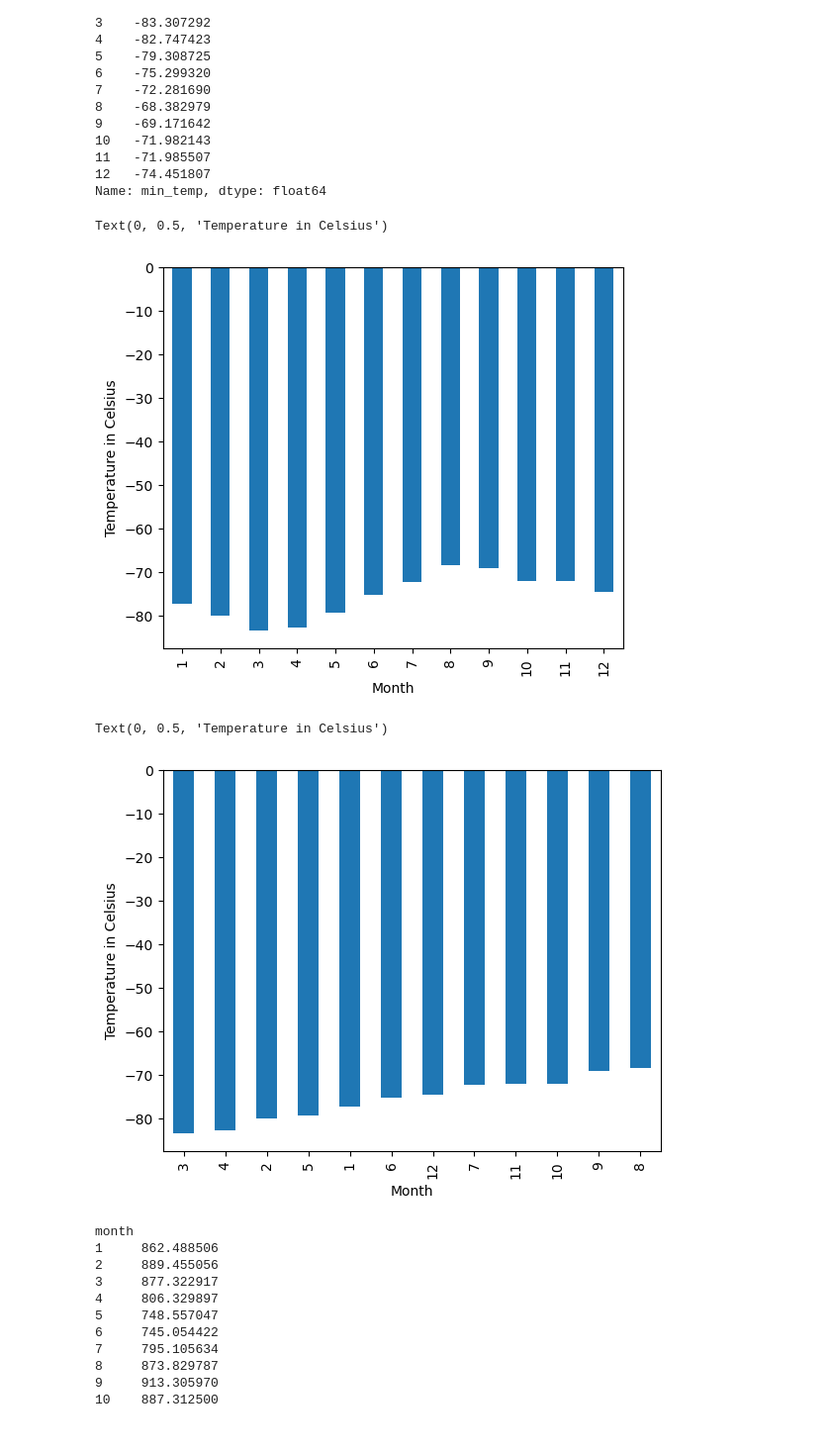
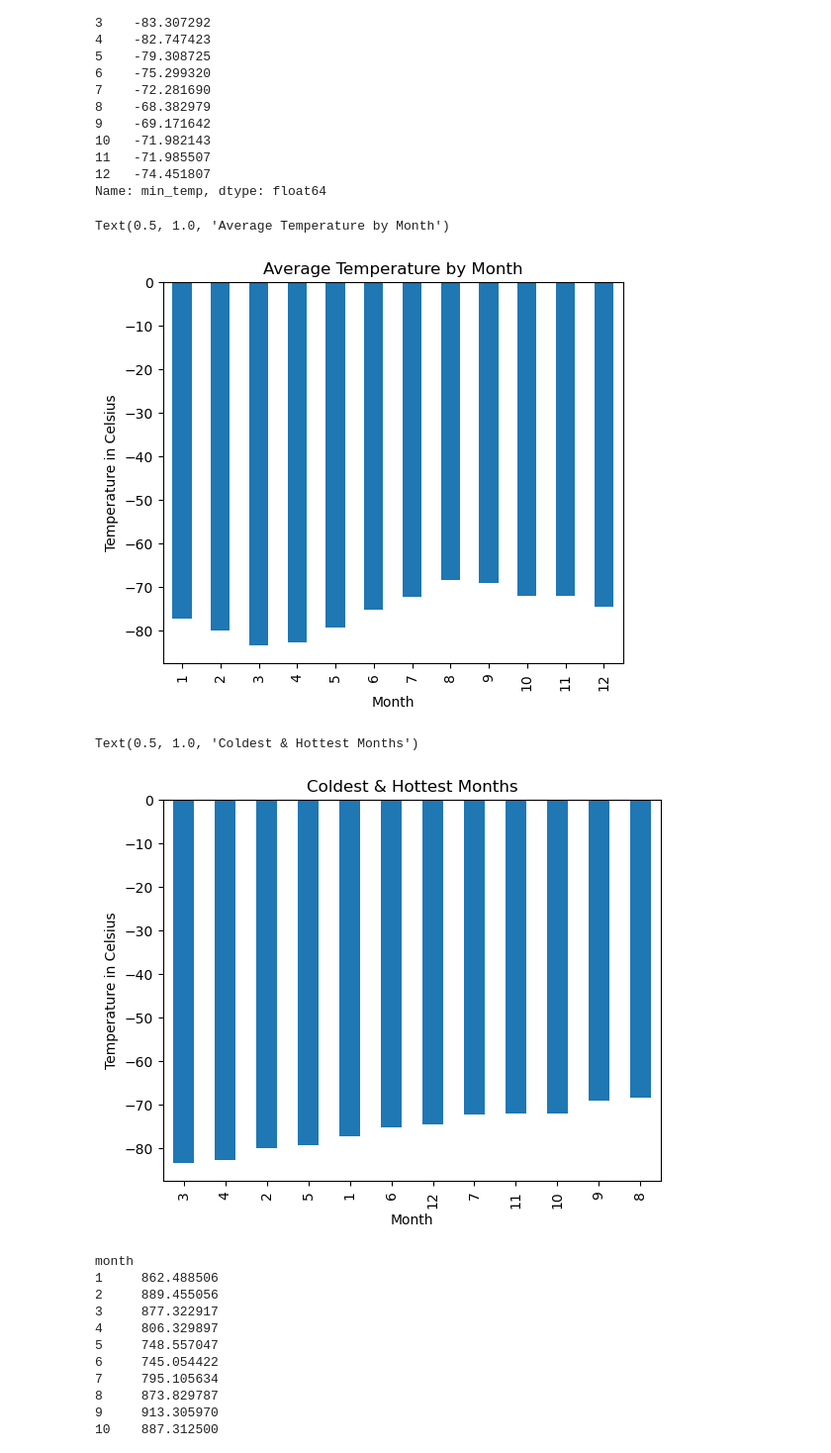
Before and after one commit to TaiShan16/Data_Collection, a Jupyter notebook: part_2_mars_weather.ipynb, the cells around one changed output. Shown at 99% size. Cells and saved outputs as stored; diff of their text form; code cells hidden in the pictures.

```diff
--- a/part_2_mars_weather.ipynb
+++ b/part_2_mars_weather.ipynb
@@ -214,20 +214,22 @@ Name: min_temp, dtype: float64
 avgTemp.plot(kind='bar', figsize =(6,5))
 plt.xlabel('Month')
 plt.ylabel('Temperature in Celsius')
+plt.title('Average Temperature by Month')
 # %% [output]
-Text(0, 0.5, 'Temperature in Celsius')
+Text(0.5, 1.0, 'Average Temperature by Month')
-[figure, old version]
+[figure, new version]
 # %%
 # Identify the coldest and hottest months in Curiosity's location
 avgTemp1 = marsDF.groupby('month')['min_temp'].mean().sort_values(ascending=True)
 avgTemp1
 
 avgTemp1.plot(kind='bar', figsize =(6.5,5))
 plt.xlabel('Month')
 plt.ylabel('Temperature in Celsius')
+plt.title('Coldest & Hottest Months')
 # %% [output]
-Text(0, 0.5, 'Temperature in Celsius')
+Text(0.5, 1.0, 'Coldest & Hottest Months')
-[figure, old version]
+[figure, new version]
 # %%
 # 4. Find Average pressure by Martian month
 avgPressure = marsDF.groupby('month')['pressure'].mean()
```
Also changed, not shown: parts of 2 cells of this notebook.
